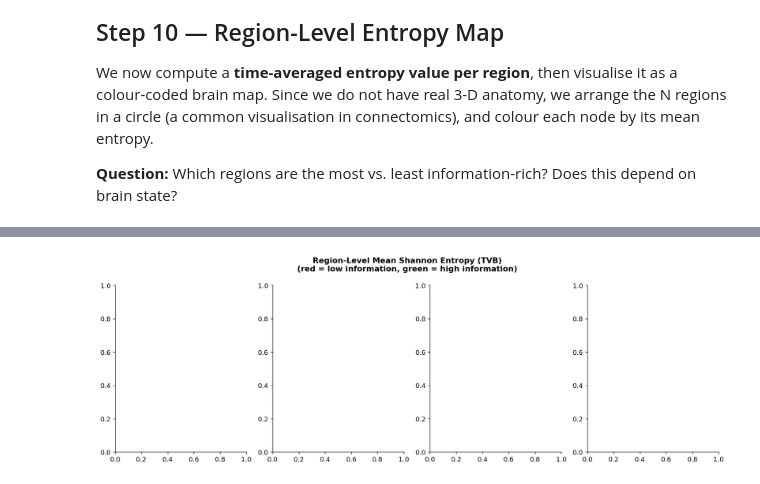
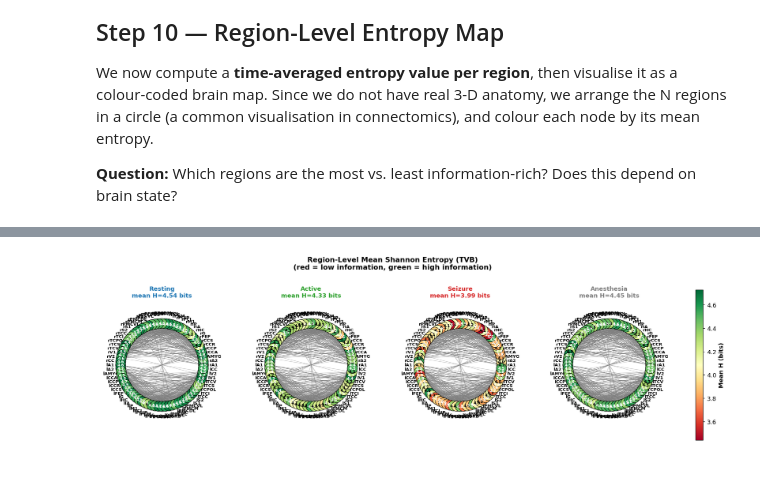
Before and after one commit to ADBauer2/Entropy-Study, a Jupyter notebook: entropy_virtual_brain_TVB.ipynb, the cells around one changed output, grey strips where cells are left out. Cells and saved outputs as stored; diff of their text form; code cells hidden in the pictures.

```diff
--- a/entropy_virtual_brain_TVB.ipynb
+++ b/entropy_virtual_brain_TVB.ipynb
@@ -867,15 +831,13 @@ H_max = np.log2(N_BINS)
 
 for ax, (name, res) in zip(axes, entropy_results.items()):
     t_win  = res['centers_ms']
-    H      = res['H']           # (T_windows, N_REGIONS)
-    H_mean = H.mean(axis=1)
-    H_std  = H.std(axis=1)
+    H_mat  = res['H_mat']           # (T_windows, N_REGIONS)
+    H_mean = H_mat.mean(axis=1)
+    H_std  = H_mat.std(axis=1)
     col    = state_colors[name]
 
     # Shaded band = ±1 std across regions at each time point
-    ax.fill_between(t_win, H_mean - H_std, H_mean + H_std,
-                    color=col, alpha=0.25, label='±1 std (across regions)')
-    ax.plot(t_win, H_mean, color=col, linewidth=2.0, label='Mean H')
+    ax.plot(t_win, H_mat, color=col)
 
     # Horizontal reference: H_max (maximum possible entropy)
     ax.axhline(H_max, color='black', linestyle=':', linewidth=1.0, alpha=0.5)
@@ -889,7 +851,7 @@ for ax, (name, res) in zip(axes, entropy_results.items()):
 
 axes[-1].set_xlabel('Time (ms)', fontsize=11)
 plt.tight_layout()
-plt.savefig('02_TVB_entropy_over_time.png', bbox_inches='tight', dpi=120)
+#plt.savefig('02_TVB_entropy_over_time.png', bbox_inches='tight', dpi=120)
 plt.show()
-print('✓ Figure saved: 02_TVB_entropy_over_time.png')
+#print('✓ Figure saved: 02_TVB_entropy_over_time.png')
 # %% [output]
@@ -907,70 +868,104 @@ We now compute a **time-averaged entropy value per region**, then visualise it a
 # REGION-LEVEL ENTROPY MAP (circular layout)
 # ─────────────────────────────────────────────────────────────────────────────
 
-REGION_LABELS = [f'R{i+1}' for i in range(N_REGIONS)]
+N_REGIONS = brain_simulations['Resting']['E'].shape[1]
+REGION_LABELS = white_matter.region_labels
+
+
+
+
+# Inline color configuration fallback to avoid NameErrors
+state_colors = {
+    'Resting': '#1f77b4',     # Deep Blue
+    'Active': '#2ca02c',      # Vivid Green
+    'Seizure': '#d62728',     # Crimson
+    'Anesthesia': '#7f7f7f'   # Slate Gray (included just in case)
+}
 
 # Compute mean entropy per region (averaged over time) for each state
-# Shape: (N_REGIONS,) per state
 region_entropy = {
-    name: res['H'].mean(axis=0)      # mean over time windows
+    name: res['H_mat'].mean(axis=0)  # mean over time windows
     for name, res in entropy_results.items()
 }
 
 # ── Circular node positions ───────────────────────────────────────────────────
-# Arrange regions equally spaced around a circle
 angles = np.linspace(0, 2 * np.pi, N_REGIONS, endpoint=False)
 node_x = np.cos(angles)
 node_y = np.sin(angles)
 
 # ── Colour normalisation across all states (shared scale) ────────────────────
-# This allows fair comparison: red always means "low entropy", green always means "high entropy"
 all_H_vals = np.concatenate(list(region_entropy.values()))
 norm = Normalize(vmin=all_H_vals.min(), vmax=all_H_vals.max())
-cmap = cm.RdYlGn   # red = low entropy, yellow = medium, green = high entropy
+cmap = cm.get_cmap('RdYlGn')  # red = low entropy, green = high entropy
 
-fig, axes = plt.subplots(1, 4, figsize=(18, 5))
+# Dynamically size the subplot columns to perfectly match your actual state count
+num_states = len(region_entropy)
+fig, axes = plt.subplots(1, num_states, figsize=(5 * num_states, 5))
+
+# Handle edge case if only 1 state is processed (ensures axes is indexable)
+if num_states == 1:
+    axes = [axes]
+
 fig.suptitle('Region-Level Mean Shannon Entropy (TVB)\n(red = low information, green = high information)',
-             fontsize=13, y=1.01, fontweight='bold')
+             fontsize=13, y=1.05, fontweight='bold')
 
-# Get connectivity for edges
+# Get structural connectivity weights for the background edges
 C = brain_simulations['Resting']['simulator'].connectivity.weights
+print(f'Connectivity matrix shape: {C.shape}')
+
+# Get the maximum weight in the matrix to prevent scaling overflows
+max_weight = C.max() if C.max() > 0 else 1.0
+
+
 
 for ax, (name, H_reg) in zip(axes, region_entropy.items()):
-    # Draw connectivity edges (white matter tracts)
+    # Draw structural connectivity edges (white matter tracts)
     for i in range(N_REGIONS):
-        for j in range(i + 1, N_REGIONS):
-            if C[i, j] > 0.05:   # only draw strong edges
+        for j in range(i + 1, N_REGIONS-1):
+            if C[i, j] > 0.05:   # Threshold to only draw strong structural links
+                # Scale proportionally relative to the network's maximum weight
+                edge_alpha = float((C[i, j] / max_weight))  # Scale to a maximum of 0.4 for visibility
+
                 ax.plot(
                     [node_x[i], node_x[j]],
                     [node_y[i], node_y[j]],
-                    color='grey', alpha=C[i, j] * 0.8, linewidth=1.0, zorder=1
+                    color='grey', alpha=edge_alpha, linewidth=0.8, zorder=1
                 )
 
-    # Draw nodes coloured by entropy
+    # Draw nodes coloured by entropy values
     scatter = ax.scatter(
         node_x, node_y,
         c=H_reg, cmap=cmap, norm=norm,
-        s=500, zorder=5, edgecolors='black', linewidths=0.8
+        s=350, zorder=5, edgecolors='black', linewidths=0.8
     )
 
     # Label each node with region name and entropy value
     for r, (lbl, x, y) in enumerate(zip(REGION_LABELS, node_x, node_y)):
-        ax.text(x * 1.22, y * 1.22, lbl, ha='center', va='center',
+        # Structural label outside the ring
+        ax.text(x * 1.25, y * 1.25, lbl, ha='center', va='center',
                 fontsize=8, fontweight='bold')
-        ax.text(x * 0.65, y * 0.65, f'{H_reg[r]:.2f}',
-                ha='center', va='center', fontsize=7, color='white',
-                fontweight='bold')
+        # Numeric bit value inside the node circle
+        ax.text(x, y, f'{H_reg[r]:.1f}',
+                ha='center', va='center', fontsize=7,
+                color='black' if 0.4 < norm(H_reg[r]) < 0.7 else 'white',
+                fontweight='bold', zorder=6)
 
-    ax.set_xlim(-1.6, 1.6); ax.set_ylim(-1.6, 1.6)
-    ax.set_aspect('equal'); ax.axis('off')
+    # Frame properties
+    ax.set_xlim(-1.5, 1.5)
+    ax.set_ylim(-1.5, 1.5)
+    ax.set_aspect('equal')
+    ax.axis('off')
+
+    # Safe title coloring color map access
+    title_color = state_colors.get(name, 'black')
     ax.set_title(f'{name}\nmean H={H_reg.mean():.2f} bits', fontsize=11,
-                 color=state_colors[name], fontweight='bold')
+                 color=title_color, fontweight='bold', pad=10)
 
-# Shared colourbar
+# Shared colorbar configuration positioned across all active plots
 sm = cm.ScalarMappable(cmap=cmap, norm=norm)
 sm.set_array([])
-cbar = fig.colorbar(sm, ax=axes, fraction=0.02, pad=0.04)
-cbar.set_label('Mean H (bits)', fontsize=11)
+cbar = fig.colorbar(sm, ax=axes, fraction=0.015, pad=0.04)
+cbar.set_label('Mean H (bits)', fontsize=11, fontweight='bold')
 
 plt.savefig('03_TVB_region_entropy_map.png', bbox_inches='tight', dpi=120)
 plt.show()
@@ -980 +975 @@ ValueError: alpha (1.6) is outside 0-1 range
-[figure, old version]
+[figure, new version]
```
Also changed, not shown: parts of 18 cells of this notebook.
